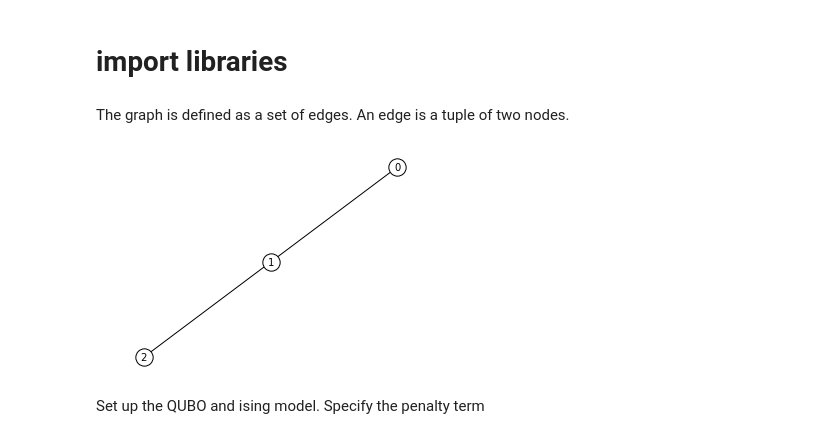
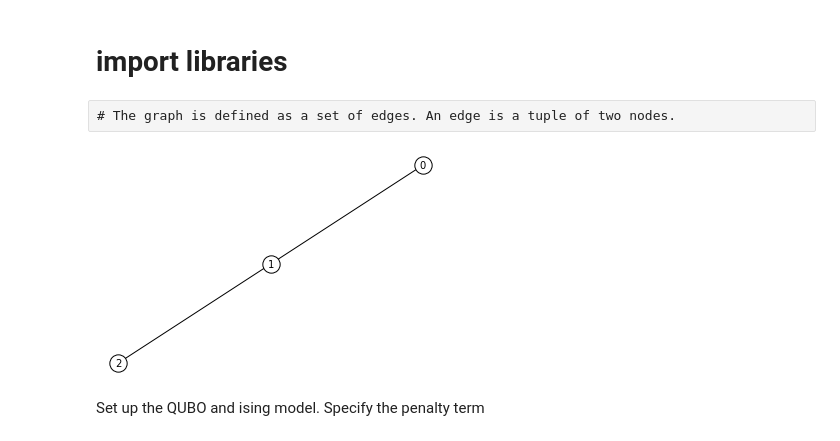
Before and after one commit to luutom/qubo-ising-hmc, a Jupyter notebook: notebooks/example-usage.ipynb, the cells around one changed output. Cells and saved outputs as stored; diff of their text form; code cells hidden in the pictures.

```diff
--- a/notebooks/example-usage.ipynb
+++ b/notebooks/example-usage.ipynb
@@ -13,11 +14,11 @@ from qlp.mds.graph_tools import get_plot_mpl
-# %% [markdown]
-The graph is defined as a set of edges. An edge is a tuple of two nodes.
+# %% [raw]
+# The graph is defined as a set of edges. An edge is a tuple of two nodes.
 # %%
-graph = {(0,1), (1,2)}
+graph,_ = gt.generate_nn_graph(3)
 get_plot_mpl(graph)
 plt.show()
 # %% [output]
-[figure, old version]
+[figure, new version]
 # %% [markdown]
 Set up the QUBO and ising model. Specify the penalty term
 # %%
```
Also changed, not shown: parts of 25 cells of this notebook, 5 other files.
